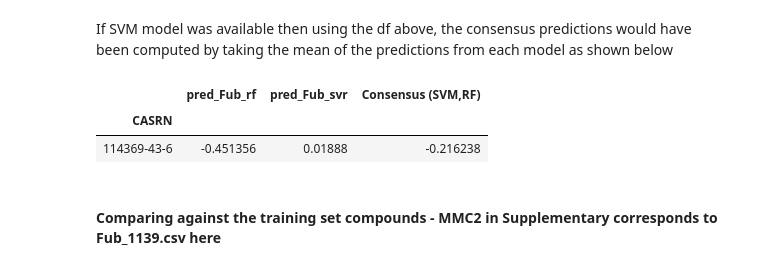
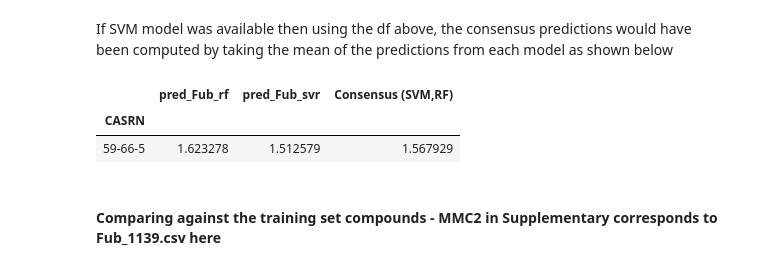
Before and after one commit to patlewig/httk, a Jupyter notebook: notebooks/02_Fub_predictions.ipynb, the cells around one changed output. Saved outputs shown, nothing was run; the diff lists cells and outputs as text; code cells hidden in the pictures.

```diff
--- a/notebooks/02_Fub_predictions.ipynb
+++ b/notebooks/02_Fub_predictions.ipynb
@@ -275,11 +275,11 @@ If SVM model was available then using the df above, the consensus predictions wo
 # %%
 predicted_Fub_all['Consensus (SVM,RF)'] = predicted_Fub_all[['pred_Fub_svr', 'pred_Fub_rf']].mean(axis = 1)
 # %%
-predicted_Fub_all[predicted_Fub_all.index == '114369-43-6']
+predicted_Fub_all[predicted_Fub_all.index == '59-66-5']
 # %% [output]
 |  | pred_Fub_rf | pred_Fub_svr | Consensus (SVM,RF) |
 | CASRN |  |  |  |
-| 114369-43-6 | -0.451356 | 0.01888 | -0.216238 |
+| 59-66-5 | 1.623278 | 1.512579 | 1.567929 |
 # %% [markdown]
 #### Comparing against the training set compounds - MMC2 in Supplementary corresponds to Fub_1139.csv here
 # %% [markdown]
```
Also changed, not shown: 3 other files.
